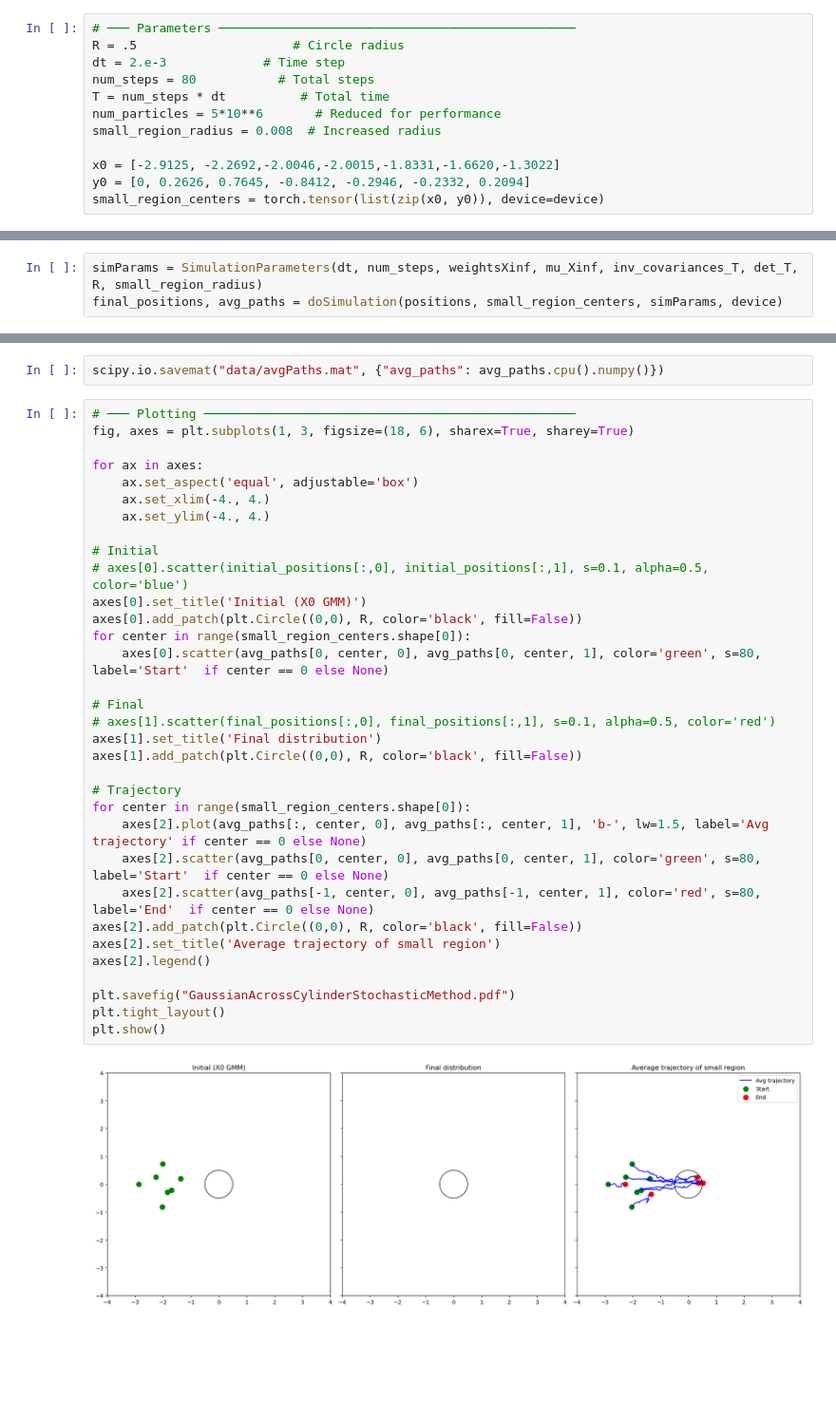
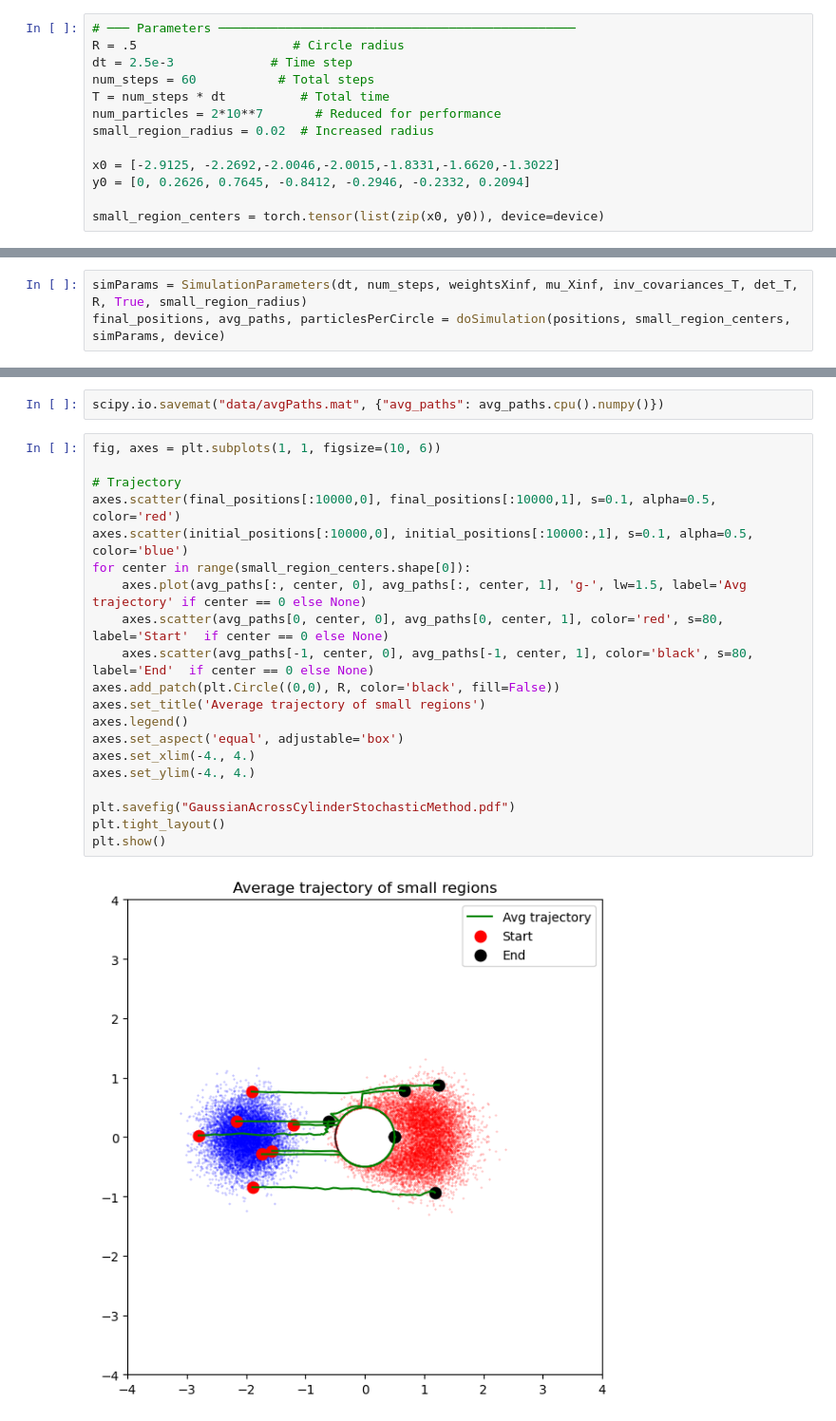
Before and after one commit to KlaasWillems/MLSPointSetRegistration, a Jupyter notebook: python/simulations/GaussianAcrossCylinder/GaussianAcrossCylinder.ipynb, the cells around one changed output, grey strips where cells are left out. Shown: that part at 95% size. Drawn from its saved outputs; the diff is of its cells as text; blank space fills up the shorter version.

```diff
--- a/python/simulations/GaussianAcrossCylinder/GaussianAcrossCylinder.ipynb
+++ b/python/simulations/GaussianAcrossCylinder/GaussianAcrossCylinder.ipynb
@@ -14,14 +15,15 @@ Using device: cpu
 # %%
 # ─── Parameters ────────────────────────────────────────────────
 R = .5                     # Circle radius
-dt = 2.e-3             # Time step
-num_steps = 80           # Total steps
+dt = 2.5e-3             # Time step
+num_steps = 60           # Total steps
 T = num_steps * dt          # Total time
-num_particles = 5*10**6       # Reduced for performance
-small_region_radius = 0.008  # Increased radius
+num_particles = 2*10**7       # Reduced for performance
+small_region_radius = 0.02  # Increased radius
 
 x0 = [-2.9125, -2.2692,-2.0046,-2.0015,-1.8331,-1.6620,-1.3022]
 y0 = [0, 0.2626, 0.7645, -0.8412, -0.2946, -0.2332, 0.2094]
+
 small_region_centers = torch.tensor(list(zip(x0, y0)), device=device)
 # %%
 # ─── GMM for X0 (initial distribution) ─────────────────────────
@@ -80,4 +82,4 @@ Number of particles in small region: 117
 # %%
-simParams = SimulationParameters(dt, num_steps, weightsXinf, mu_Xinf, inv_covariances_T, det_T, R, small_region_radius)
-final_positions, avg_paths = doSimulation(positions, small_region_centers, simParams, device)
+simParams = SimulationParameters(dt, num_steps, weightsXinf, mu_Xinf, inv_covariances_T, det_T, R, True, small_region_radius)
+final_positions, avg_paths, particlesPerCircle = doSimulation(positions, small_region_centers, simParams, device)
 # %% [output]
@@ -101,37 +88,24 @@ No particles in center: 3 at time step 79
 # %%
 scipy.io.savemat("data/avgPaths.mat", {"avg_paths": avg_paths.cpu().numpy()})
 # %%
-# ─── Plotting ──────────────────────────────────────────────────
-fig, axes = plt.subplots(1, 3, figsize=(18, 6), sharex=True, sharey=True)
-
-for ax in axes:
-    ax.set_aspect('equal', adjustable='box')
-    ax.set_xlim(-4., 4.)
-    ax.set_ylim(-4., 4.)
-
-# Initial
-# axes[0].scatter(initial_positions[:,0], initial_positions[:,1], s=0.1, alpha=0.5, color='blue')
-axes[0].set_title('Initial (X0 GMM)')
-axes[0].add_patch(plt.Circle((0,0), R, color='black', fill=False))
-for center in range(small_region_centers.shape[0]):
-    axes[0].scatter(avg_paths[0, center, 0], avg_paths[0, center, 1], color='green', s=80, label='Start'  if center == 0 else None)
-
-# Final
-# axes[1].scatter(final_positions[:,0], final_positions[:,1], s=0.1, alpha=0.5, color='red')
-axes[1].set_title('Final distribution')
-axes[1].add_patch(plt.Circle((0,0), R, color='black', fill=False))
+fig, axes = plt.subplots(1, 1, figsize=(10, 6))
 
 # Trajectory
+axes.scatter(final_positions[:10000,0], final_positions[:10000,1], s=0.1, alpha=0.5, color='red')
+axes.scatter(initial_positions[:10000,0], initial_positions[:10000:,1], s=0.1, alpha=0.5, color='blue')
 for center in range(small_region_centers.shape[0]):
-    axes[2].plot(avg_paths[:, center, 0], avg_paths[:, center, 1], 'b-', lw=1.5, label='Avg trajectory' if center == 0 else None)
-    axes[2].scatter(avg_paths[0, center, 0], avg_paths[0, center, 1], color='green', s=80, label='Start'  if center == 0 else None)
-    axes[2].scatter(avg_paths[-1, center, 0], avg_paths[-1, center, 1], color='red', s=80, label='End'  if center == 0 else None)
-axes[2].add_patch(plt.Circle((0,0), R, color='black', fill=False))
-axes[2].set_title('Average trajectory of small region')
-axes[2].legend()
+    axes.plot(avg_paths[:, center, 0], avg_paths[:, center, 1], 'g-', lw=1.5, label='Avg trajectory' if center == 0 else None)
+    axes.scatter(avg_paths[0, center, 0], avg_paths[0, center, 1], color='red', s=80, label='Start'  if center == 0 else None)
+    axes.scatter(avg_paths[-1, center, 0], avg_paths[-1, center, 1], color='black', s=80, label='End'  if center == 0 else None)
+axes.add_patch(plt.Circle((0,0), R, color='black', fill=False))
+axes.set_title('Average trajectory of small regions')
+axes.legend()
+axes.set_aspect('equal', adjustable='box')
+axes.set_xlim(-4., 4.)
+axes.set_ylim(-4., 4.)
 
 plt.savefig("GaussianAcrossCylinderStochasticMethod.pdf")
 plt.tight_layout()
 plt.show()
 # %% [output]
-[figure, old version]
+[figure, new version]
```
Also changed, not shown: parts of 5 cells of this notebook, 3 other files.
